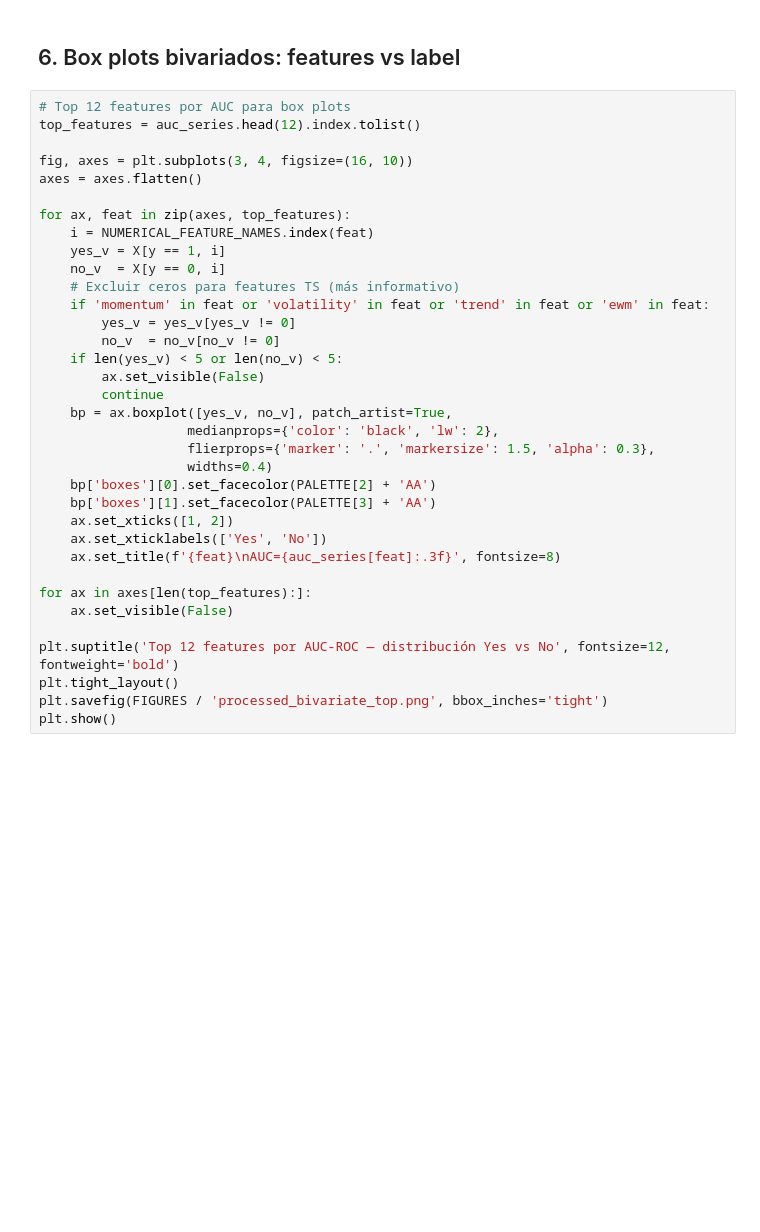
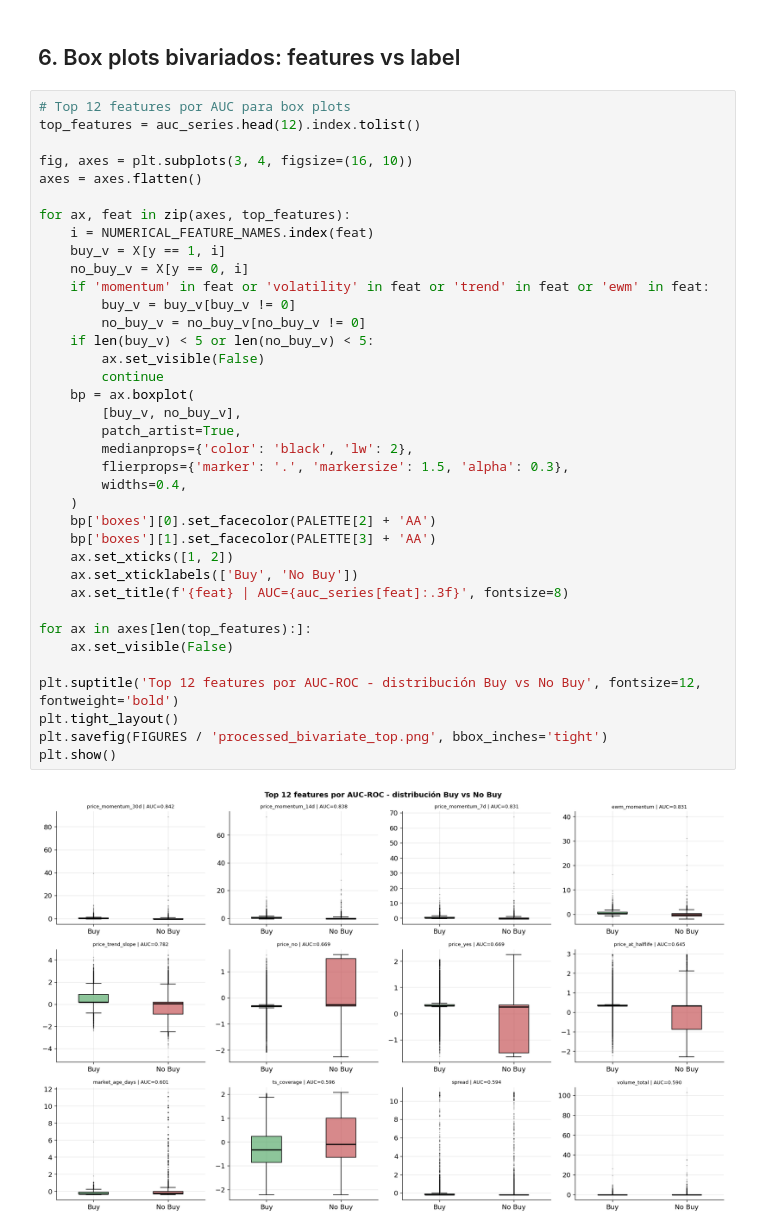
Before and after one commit to Nike2004A/proyecto_polymarket, a Jupyter notebook: notebooks/03_processed_dataset_eda.ipynb, the cells around one changed output. Saved outputs shown, nothing was run; the diff lists cells and outputs as text; blank space fills up the shorter version.

```diff
--- a/notebooks/03_processed_dataset_eda.ipynb
+++ b/notebooks/03_processed_dataset_eda.ipynb
@@ -221,35 +282,39 @@ for name, auc in auc_series.head(10).items():
 # %%
 # Top 12 features por AUC para box plots
 top_features = auc_series.head(12).index.tolist()
 
 fig, axes = plt.subplots(3, 4, figsize=(16, 10))
 axes = axes.flatten()
 
 for ax, feat in zip(axes, top_features):
     i = NUMERICAL_FEATURE_NAMES.index(feat)
-    yes_v = X[y == 1, i]
-    no_v  = X[y == 0, i]
-    # Excluir ceros para features TS (más informativo)
+    buy_v = X[y == 1, i]
+    no_buy_v = X[y == 0, i]
     if 'momentum' in feat or 'volatility' in feat or 'trend' in feat or 'ewm' in feat:
-        yes_v = yes_v[yes_v != 0]
-        no_v  = no_v[no_v != 0]
-    if len(yes_v) < 5 or len(no_v) < 5:
+        buy_v = buy_v[buy_v != 0]
+        no_buy_v = no_buy_v[no_buy_v != 0]
+    if len(buy_v) < 5 or len(no_buy_v) < 5:
         ax.set_visible(False)
         continue
-    bp = ax.boxplot([yes_v, no_v], patch_artist=True,
-                   medianprops={'color': 'black', 'lw': 2},
-                   flierprops={'marker': '.', 'markersize': 1.5, 'alpha': 0.3},
-                   widths=0.4)
+    bp = ax.boxplot(
+        [buy_v, no_buy_v],
+        patch_artist=True,
+        medianprops={'color': 'black', 'lw': 2},
+        flierprops={'marker': '.', 'markersize': 1.5, 'alpha': 0.3},
+        widths=0.4,
+    )
     bp['boxes'][0].set_facecolor(PALETTE[2] + 'AA')
     bp['boxes'][1].set_facecolor(PALETTE[3] + 'AA')
     ax.set_xticks([1, 2])
-    ax.set_xticklabels(['Yes', 'No'])
-    ax.set_title(f'{feat}\nAUC={auc_series[feat]:.3f}', fontsize=8)
+    ax.set_xticklabels(['Buy', 'No Buy'])
+    ax.set_title(f'{feat} | AUC={auc_series[feat]:.3f}', fontsize=8)
 
 for ax in axes[len(top_features):]:
     ax.set_visible(False)
 
-plt.suptitle('Top 12 features por AUC-ROC — distribución Yes vs No', fontsize=12, fontweight='bold')
+plt.suptitle('Top 12 features por AUC-ROC - distribución Buy vs No Buy', fontsize=12, fontweight='bold')
 plt.tight_layout()
 plt.savefig(FIGURES / 'processed_bivariate_top.png', bbox_inches='tight')
 plt.show()
+# %% [output]
+[figure, added]
```
Also changed, not shown: parts of 18 cells of this notebook, 2 other files.
